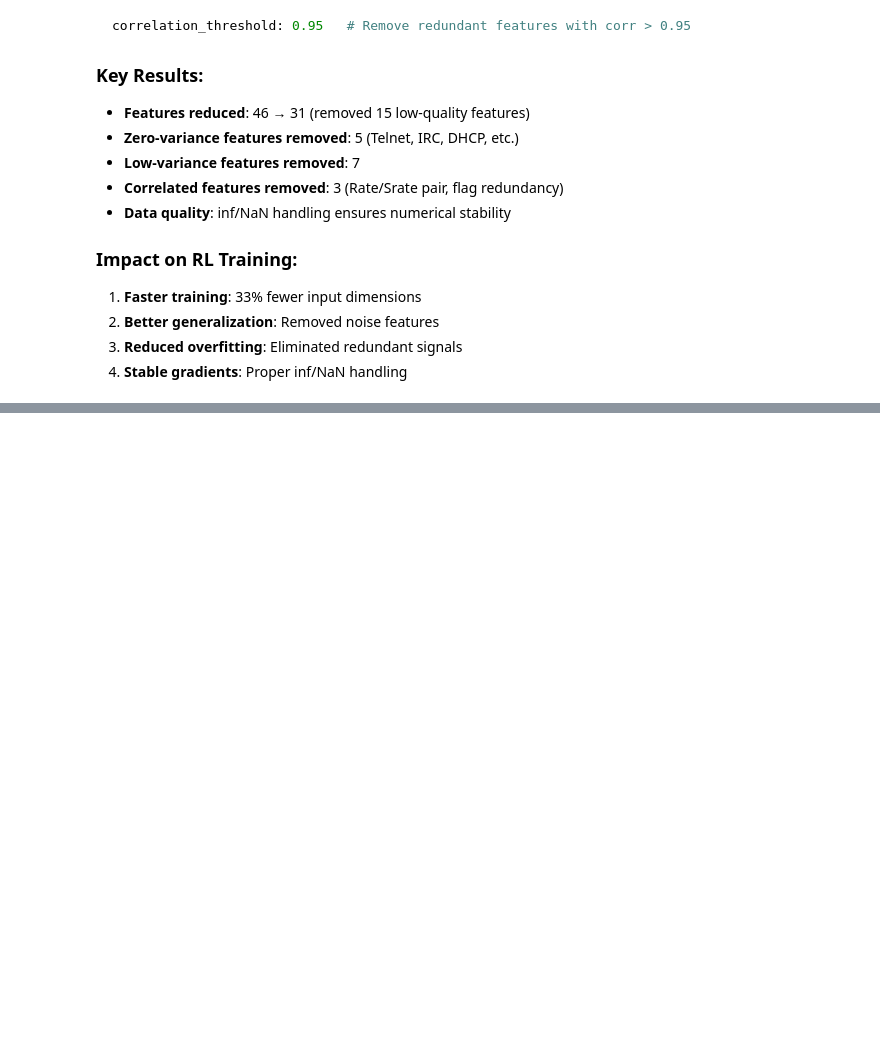
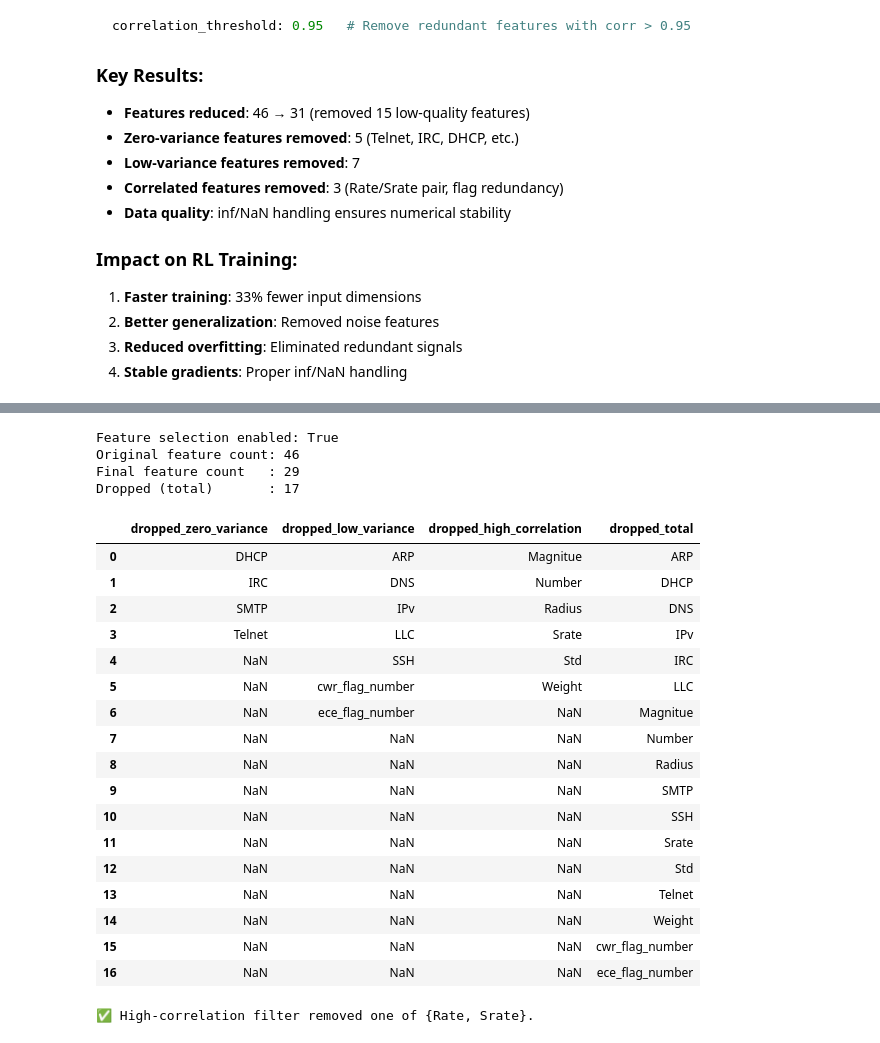
Before and after one commit to feli-santos/rl-iot-defense-system, a Jupyter notebook: notebooks/01_ciciot2023_full_eda.ipynb, the cells around one changed output, grey strips where cells are left out. Saved outputs shown, nothing was run; the diff lists cells and outputs as text; code cells hidden in the pictures; blank space fills up the shorter version.

```diff
--- a/notebooks/01_ciciot2023_full_eda.ipynb
+++ b/notebooks/01_ciciot2023_full_eda.ipynb
@@ -944,0 +1036,58 @@ correlation_threshold: 0.95   # Remove redundant features with corr > 0.95
+# %%
+# Feature selection proof: explicit dropped-feature listing from metadata diagnostics
+fs_info = art.metadata.get('feature_selection_info', {}) or {}
+
+def _safe_list(key: str) -> list[str]:
+    value = fs_info.get(key, [])
+    return sorted(value) if isinstance(value, list) else []
+
+dropped_zero = _safe_list('dropped_zero_variance')
+dropped_low = _safe_list('dropped_low_variance')
+dropped_corr = _safe_list('dropped_high_correlation')
+dropped_total = _safe_list('dropped_total')
+
+print('Feature selection enabled:', fs_info.get('enabled', art.metadata.get('feature_selection_enabled', False)))
+print('Original feature count:', fs_info.get('original_feature_count', 'n/a'))
+print('Final feature count   :', fs_info.get('final_feature_count', art.features.shape[1]))
+print('Dropped (total)       :', len(dropped_total))
+
+if dropped_total:
+    dropped_df = pd.DataFrame({
+        'dropped_zero_variance': pd.Series(dropped_zero),
+        'dropped_low_variance': pd.Series(dropped_low),
+        'dropped_high_correlation': pd.Series(dropped_corr),
+        'dropped_total': pd.Series(dropped_total),
+    })
+    display(dropped_df)
+else:
+    print('No dropped feature diagnostics found in metadata; fallback comparison may be required.')
+
+rate_pair = {'Rate', 'Srate'}
+if rate_pair.intersection(set(dropped_corr)):
+    print('✅ High-correlation filter removed one of {Rate, Srate}.')
+else:
+    print('ℹ️ {Rate, Srate} pair not found in dropped_high_correlation for this run (dataset-dependent).')
+# %% [output]
+Feature selection enabled: True
+Original feature count: 46
+Final feature count   : 29
+Dropped (total)       : 17
+|  | dropped_zero_variance | dropped_low_variance | dropped_high_correlation | dropped_total |
+| 0 | DHCP | ARP | Magnitue | ARP |
+| 1 | IRC | DNS | Number | DHCP |
+| 2 | SMTP | IPv | Radius | DNS |
+| 3 | Telnet | LLC | Srate | IPv |
+| 4 | NaN | SSH | Std | IRC |
+| 5 | NaN | cwr_flag_number | Weight | LLC |
+| 6 | NaN | ece_flag_number | NaN | Magnitue |
+| 7 | NaN | NaN | NaN | Number |
+| 8 | NaN | NaN | NaN | Radius |
+| 9 | NaN | NaN | NaN | SMTP |
+| 10 | NaN | NaN | NaN | SSH |
+| 11 | NaN | NaN | NaN | Srate |
+| 12 | NaN | NaN | NaN | Std |
+| 13 | NaN | NaN | NaN | Telnet |
+| 14 | NaN | NaN | NaN | Weight |
+| 15 | NaN | NaN | NaN | cwr_flag_number |
+| 16 | NaN | NaN | NaN | ece_flag_number |
+✅ High-correlation filter removed one of {Rate, Srate}.
```
Also changed, not shown: parts of 6 cells of this notebook.
